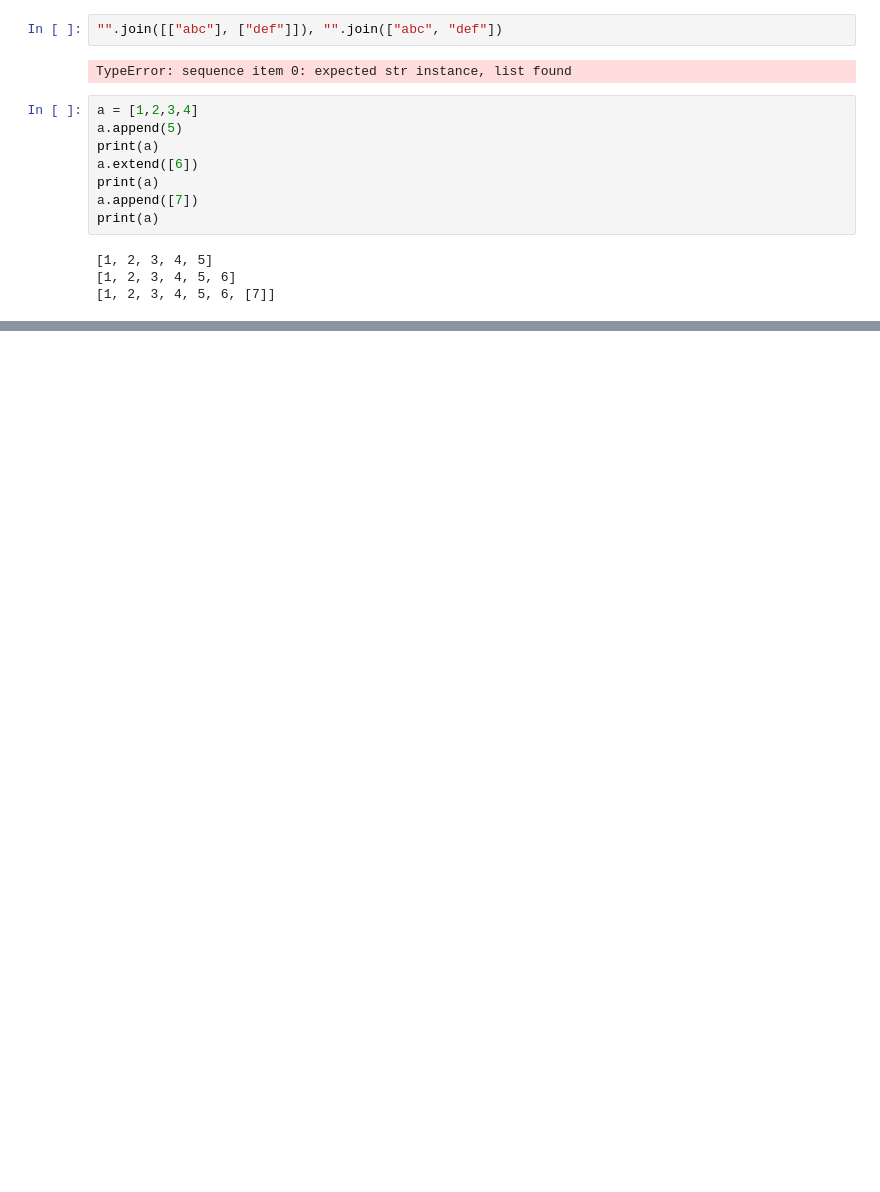
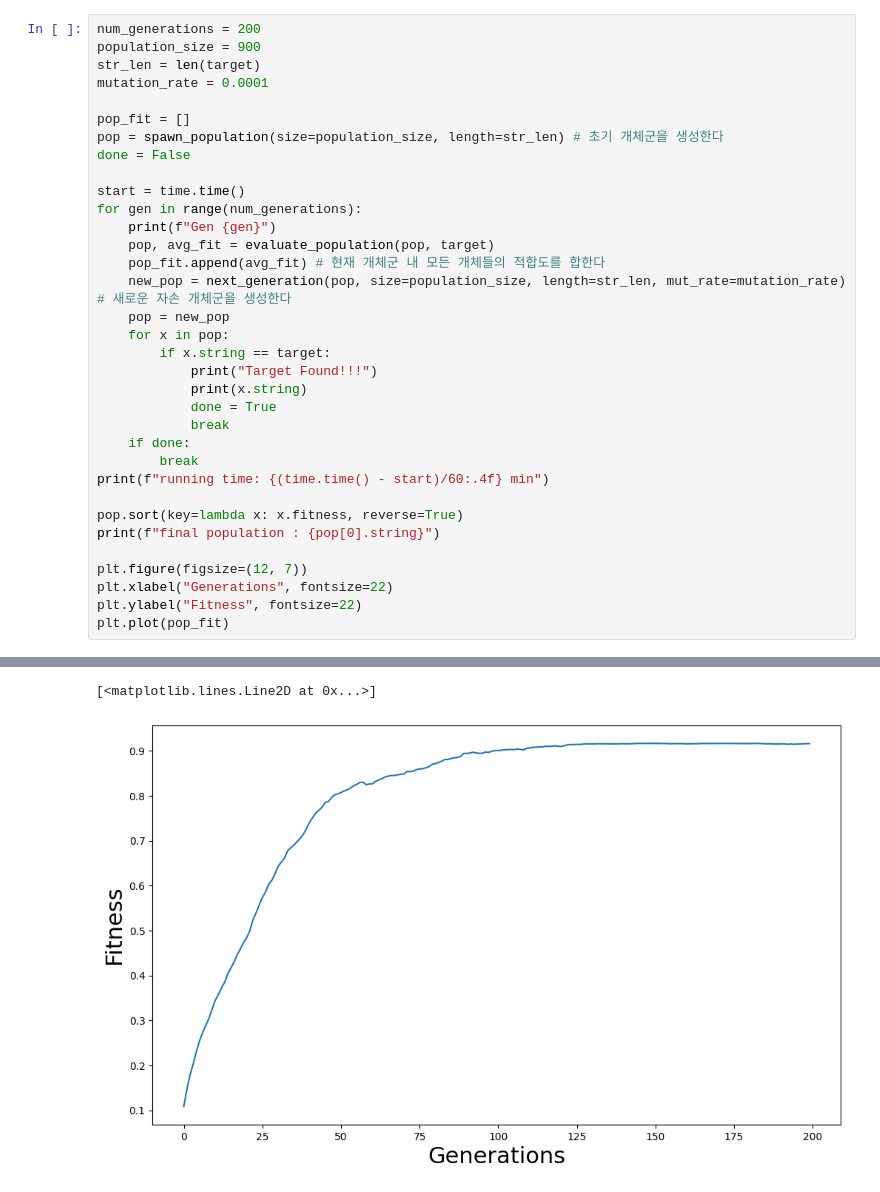
Before and after one commit to ElesisCarbyne/forReinf, a Jupyter notebook: tuorial/chapter06-1.ipynb, the cells around one changed output, grey strips where cells are left out. Drawn from its saved outputs; the diff is of its cells as text; blank space fills up the shorter version.

```diff
--- a/tuorial/chapter06-1.ipynb
+++ b/tuorial/chapter06-1.ipynb
@@ -82,16 +86,35 @@ def next_generation(pop, size=100, length=26, mut_rate=0.01):
-# %%
-"".join([["abc"], ["def"]]), "".join(["abc", "def"])
-# %% [output]
-TypeError: sequence item 0: expected str instance, list found
-# %%
-a = [1,2,3,4]
-a.append(5)
-print(a)
-a.extend([6])
-print(a)
-a.append([7])
-print(a)
-# %% [output]
-[1, 2, 3, 4, 5]
-[1, 2, 3, 4, 5, 6]
-[1, 2, 3, 4, 5, 6, [7]]
+# %%
+num_generations = 200
+population_size = 900
+str_len = len(target)
+mutation_rate = 0.0001
+
+pop_fit = []
+pop = spawn_population(size=population_size, length=str_len) # 초기 개체군을 생성한다
+done = False
+
+start = time.time()
+for gen in range(num_generations):
+    print(f"Gen {gen}")
+    pop, avg_fit = evaluate_population(pop, target)
+    pop_fit.append(avg_fit) # 현재 개체군 내 모든 개체들의 적합도를 합한다
+    new_pop = next_generation(pop, size=population_size, length=str_len, mut_rate=mutation_rate) # 새로운 자손 개체군을 생성한다
+    pop = new_pop
+    for x in pop:
+        if x.string == target:
+            print("Target Found!!!")
+            print(x.string)
+            done = True
+            break
+    if done:
+        break
+print(f"running time: {(time.time() - start)/60:.4f} min")
+
+pop.sort(key=lambda x: x.fitness, reverse=True)
+print(f"final population : {pop[0].string}")
+
+plt.figure(figsize=(12, 7))
+plt.xlabel("Generations", fontsize=22)
+plt.ylabel("Fitness", fontsize=22)
+plt.plot(pop_fit)
+# %% [output]
@@ -97,0 +138,2 @@ print(a)
+[<matplotlib.lines.Line2D at 0x...>]
+[figure, added]
```
Also changed, not shown: parts of 9 cells of this notebook.
